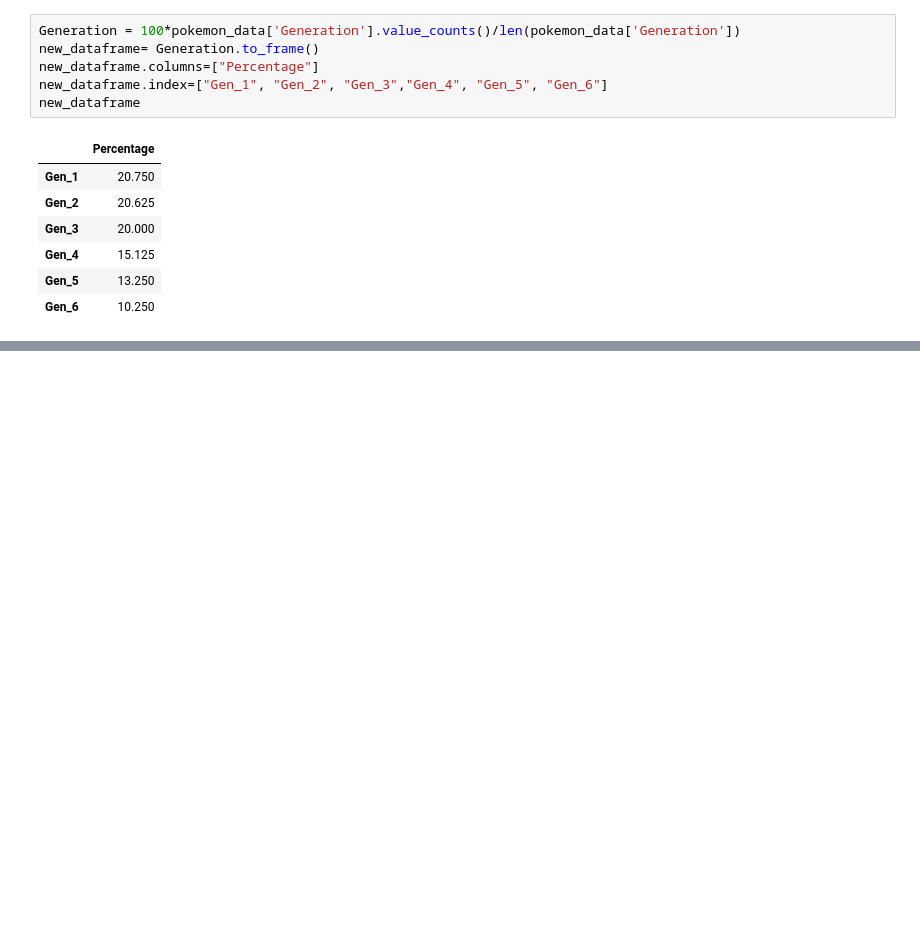
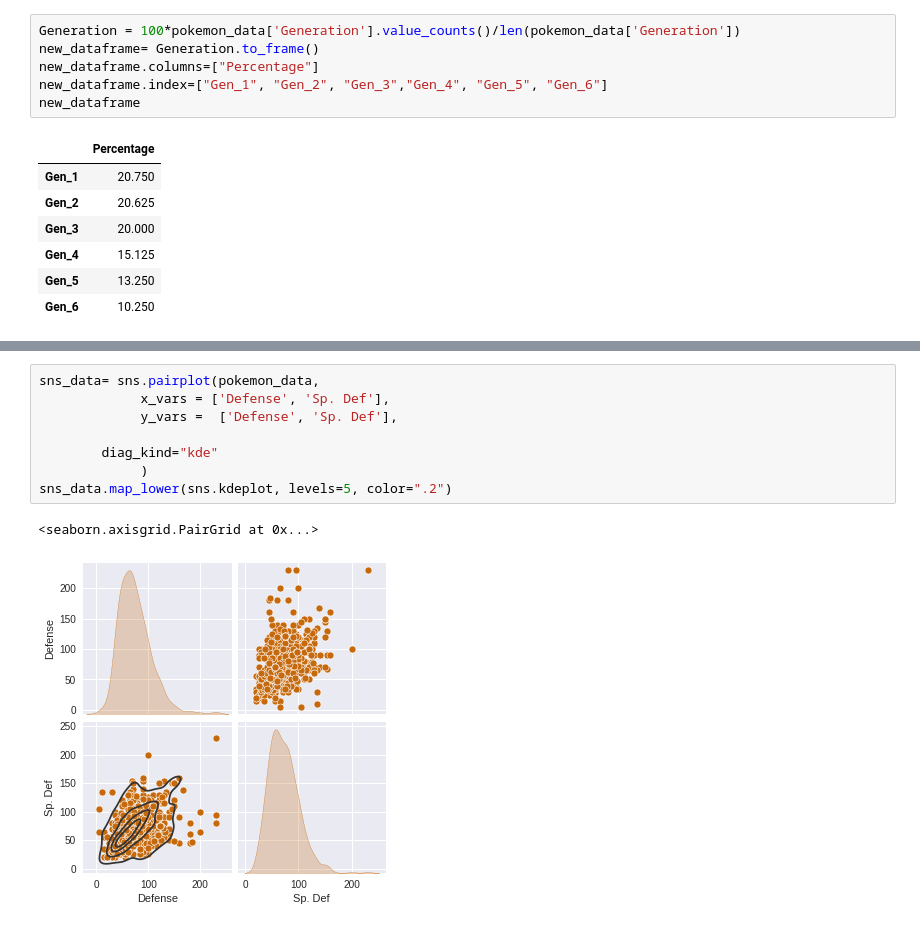
Before and after one commit to Abhirup2017/MLnow_2.0, a Jupyter notebook: EDA_&_Univariate_Analysis.ipynb, the cells around one changed output, grey strips where cells are left out. Saved outputs shown, nothing was run; the diff lists cells and outputs as text; blank space fills up the shorter version.

```diff
--- a/EDA_&_Univariate_Analysis.ipynb
+++ b/EDA_&_Univariate_Analysis.ipynb
@@ -422,0 +488,11 @@ plt.show()
+# %%
+sns_data= sns.pairplot(pokemon_data,
+             x_vars = ['Defense', 'Sp. Def'],
+             y_vars =  ['Defense', 'Sp. Def'],
+
+        diag_kind="kde"
+             )
+sns_data.map_lower(sns.kdeplot, levels=5, color=".2")
+# %% [output]
+<seaborn.axisgrid.PairGrid at 0x...>
+[figure, added]
```
Also changed, not shown: parts of 48 cells of this notebook.
